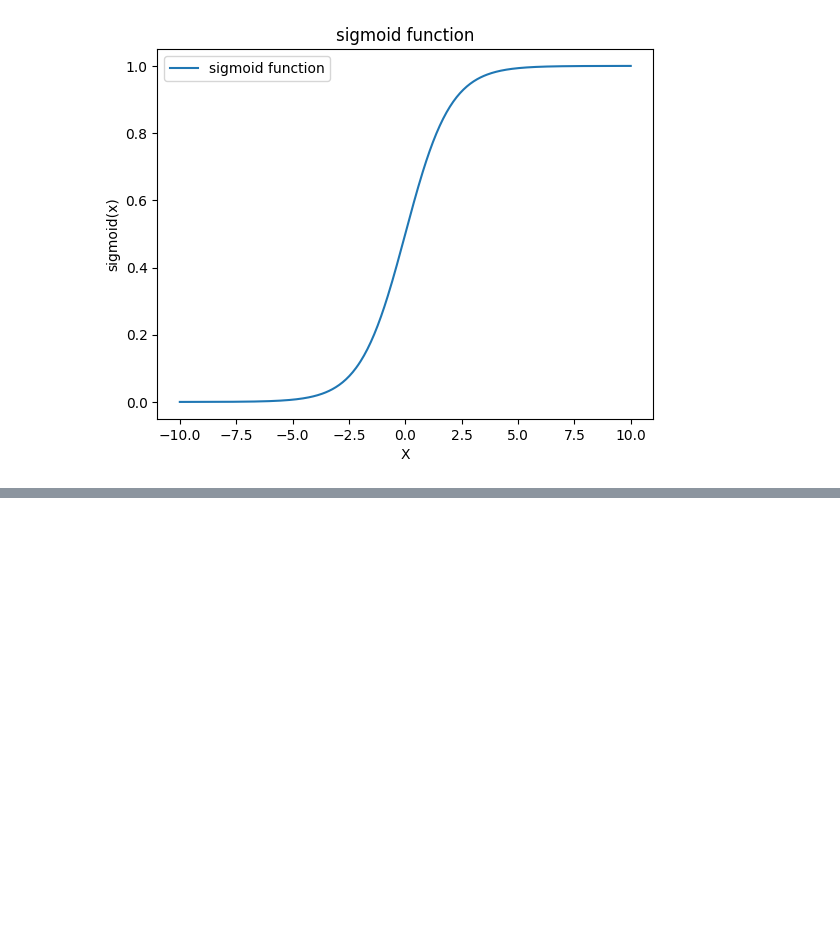
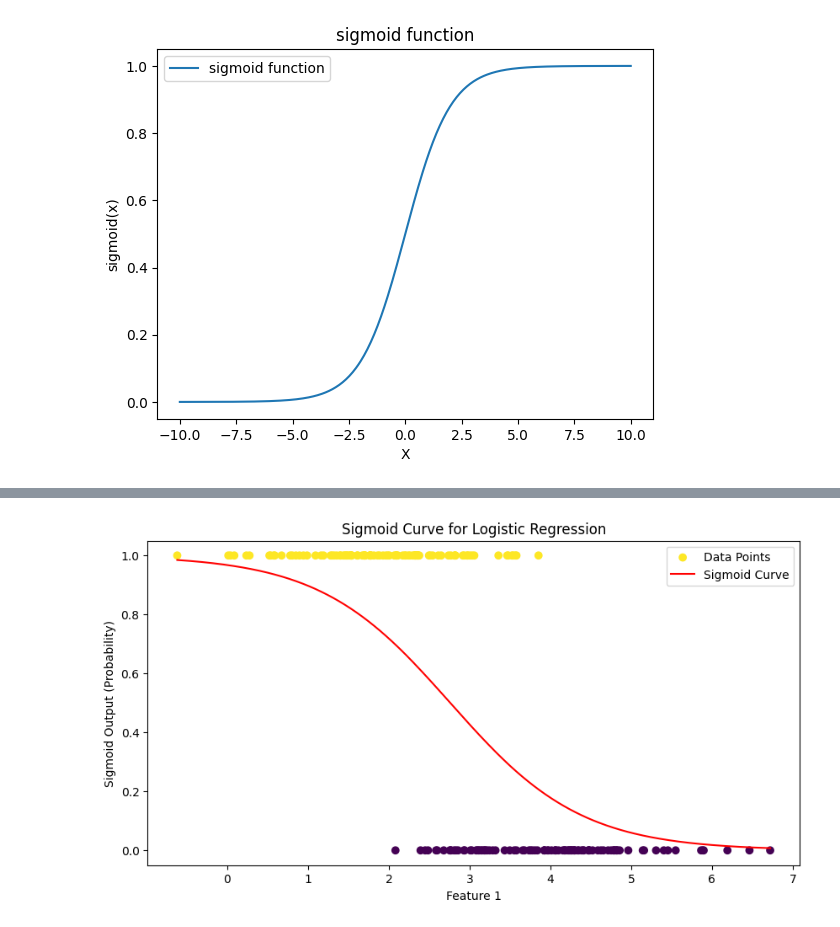
Before and after one commit to med-bt/SPAM-FILTER, a Jupyter notebook: maths.ipynb, the cells around one changed output, grey strips where cells are left out. Drawn from its saved outputs; the diff is of its cells as text; code cells hidden in the pictures; blank space fills up the shorter version.

```diff
--- a/maths.ipynb
+++ b/maths.ipynb
@@ -42,0 +68,17 @@ plt.show()
+# %%
+x_range = np.linspace(np.min(X[:, 0]), np.max(X[:, 0]), 500)
+
+X_sigmoid = np.c_[np.ones(x_range.shape[0]), x_range]  # Add bias term
+y_sigmoid = sigmoid(np.dot(X_sigmoid, theta))  # Compute sigmoid predictions
+
+# Plot the sigmoid curve
+plt.figure(figsize=(10, 5))
+plt.scatter(X[:, 0], y, c=y, cmap='viridis', label="Data Points")  # Original data points
+plt.plot(x_range, y_sigmoid, label="Sigmoid Curve", color="red")  # Sigmoid curve
+plt.xlabel("Feature 1")
+plt.ylabel("Sigmoid Output (Probability)")
+plt.title("Sigmoid Curve for Logistic Regression")
+plt.legend()
+plt.show()
+# %% [output]
+[figure, added]
```
Also changed, not shown: parts of 8 cells of this notebook, 4 other files.
